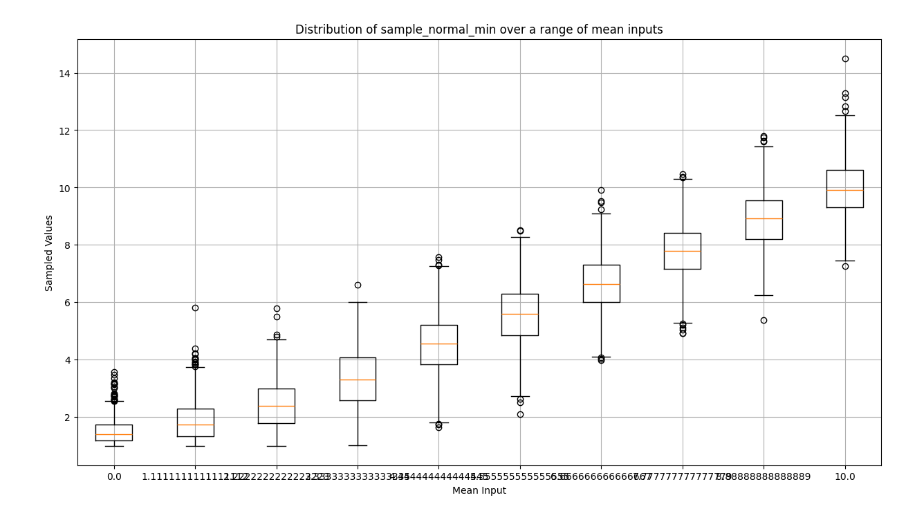
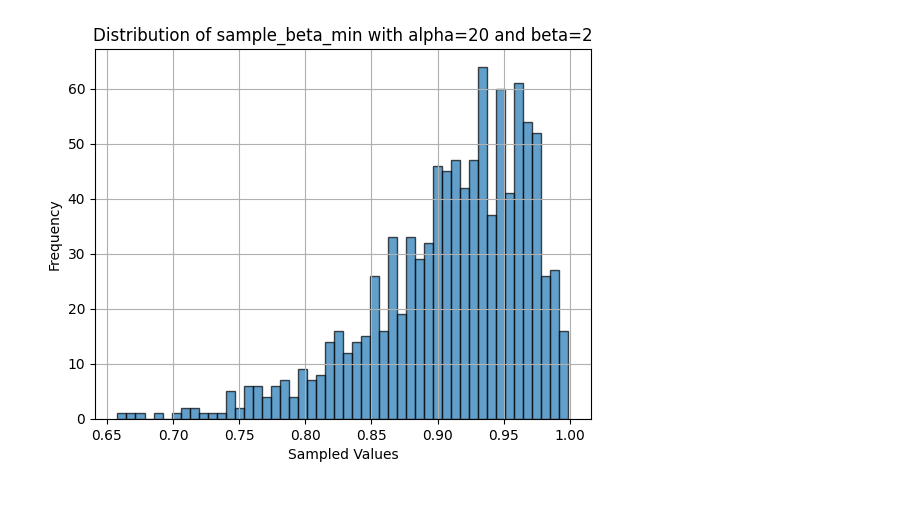
Before and after one commit to mcfitzgerald/consumer-abm, a Jupyter notebook: test_funcs.ipynb, the cells around one changed output. Cells and saved outputs as stored; diff of their text form; code cells hidden in the pictures.

```diff
--- a/test_funcs.ipynb
+++ b/test_funcs.ipynb
@@ -32,23 +39,13 @@ visualize_sample_normal_min(mean_range)
-# %%
-def visualize_sample_normal_min(mean_range, std_dev=1.0, min_value=1.0, override=0, num_samples=1000):
-    all_samples = []
-
-    for mean in mean_range:
-        mean_samples = [sample_normal_min(mean, std_dev, min_value, override) for _ in range(num_samples)]
-        all_samples.append(mean_samples)
-
-    plt.figure(figsize=(15, 8))
-    plt.boxplot(all_samples, positions=mean_range, widths=0.5)
-    plt.xlabel('Mean Input')
-    plt.ylabel('Sampled Values')
-    plt.title('Distribution of sample_normal_min over a range of mean inputs')
-    plt.grid(True)
-    plt.show()
-
-# Define the range of mean values
-mean_range = np.linspace(0, 10, 10)
-
-# Visualize the function
-visualize_sample_normal_min(mean_range)
-# %% [output]
-[figure, removed]
+# %%
+alpha = 20
+beta = 2
+samps = [sample_beta_min(alpha=alpha,beta=beta) for i in range(1000)]
+plt.hist(samps, bins=50, edgecolor='k', alpha=0.7)
+plt.xlabel('Sampled Values')
+plt.ylabel('Frequency')
+plt.title(f'Distribution of sample_beta_min with alpha={alpha} and beta={beta}')
+plt.grid(True)
+
+plt.show()
+# %% [output]
+[figure, added]
```
Also changed, not shown: parts of 5 cells of this notebook.
